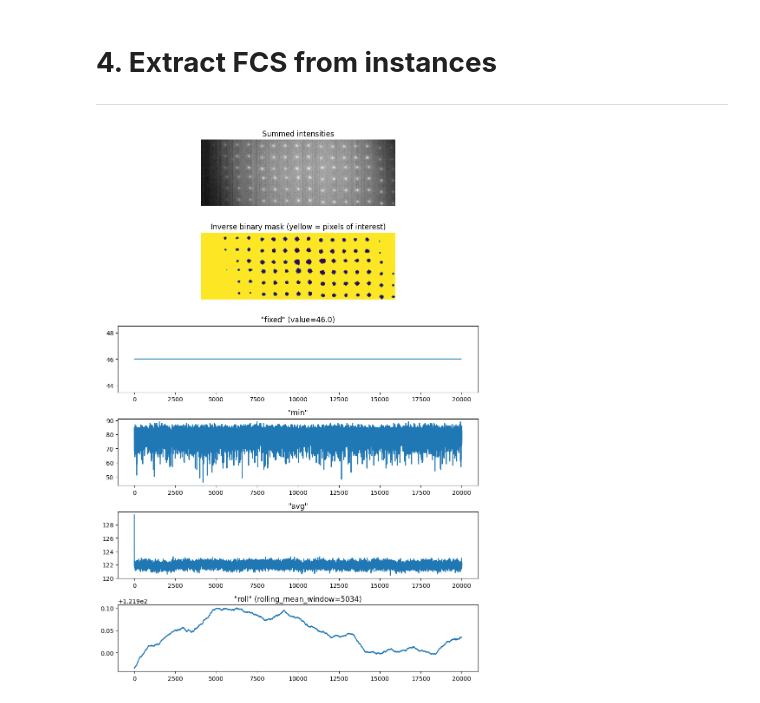
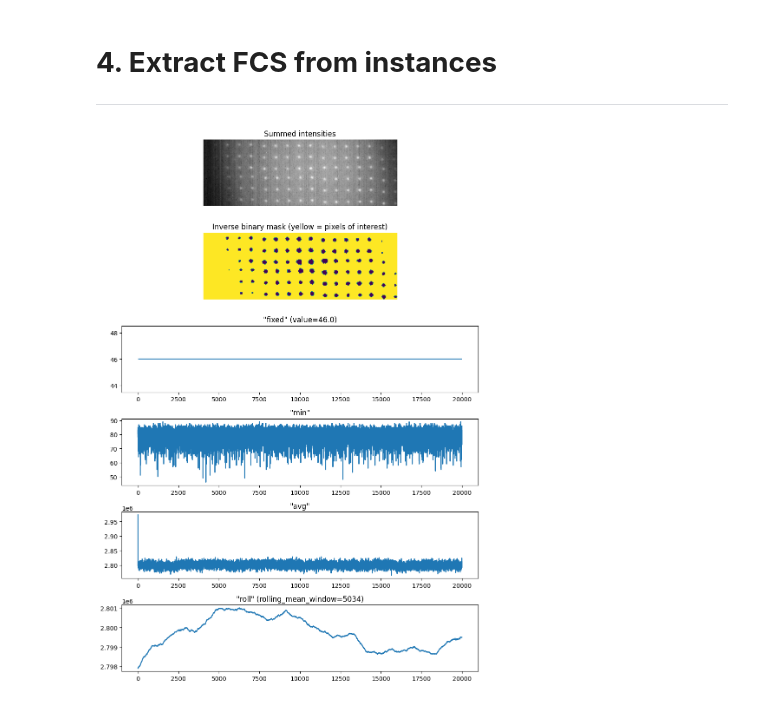
Before and after one commit to aseltmann/colabs-for-fcs, a Jupyter notebook: notebooks/Extract_FCS_from_widefield_camera.ipynb, the cells around one changed output. Saved outputs shown, nothing was run; the diff lists cells and outputs as text; code cells hidden in the pictures.

Commit message:
Add divide_by_pixel_number and use frame number for time series plot

```diff
--- a/notebooks/Extract_FCS_from_widefield_camera.ipynb
+++ b/notebooks/Extract_FCS_from_widefield_camera.ipynb
@@ -37,7 +37,8 @@ logging.basicConfig(format='%(asctime)s - build model -  %(message)s')
 log = logging.getLogger(__name__)
 log.setLevel(logging.DEBUG)
 
-def extract_fcs(tif: np.ndarray, mask: np.ndarray):
+def extract_fcs(tif: np.ndarray, mask: np.ndarray,
+                divide_by_number_of_pixels: bool):
     """Extract binned FCS trace from tif
 
     Parameters
@@ -46,7 +47,9 @@ def extract_fcs(tif: np.ndarray, mask: np.ndarray):
         1. dimension: image stack
         2. + 3. dimension: image width and height
     mask : np.array of bool
-        should
+        2D mask (image width and height). Where True, the intensity is extracted
+    divide_by_number_of_pixels: bool
+        if True, divide the extracted intensity by the number of pixels.
     """
     if not isinstance(tif, np.ndarray) & isinstance(mask, np.ndarray):
         raise TypeError('tif and mask should be np.ndarrays (or subclasses like '
@@ -56,13 +59,16 @@ def extract_fcs(tif: np.ndarray, mask: np.ndarray):
     if not mask.dtype == bool:
         raise TypeError('mask should contain values of type bool, but contains'
                         f'{mask.dtype=}')
-    no_of_pixels = mask.sum()
+
     tif_instance = mask.reshape((1, *mask.shape)).repeat(len(tif), axis=0)
     tif_instance = np.where(tif_instance > 0, tif, 0)
 
     result = np.sum(tif_instance, axis=(1, 2))
-    # divide by number of pixels
-    result /= no_of_pixels
+
+    if divide_by_number_of_pixels:
+        no_of_pixels = mask.sum()
+        result /= no_of_pixels
+
     return result
 
 def photon_counting_stats(time_series, time_series_scale):
@@ -343,19 +349,23 @@ tifdc.seg_dict['full_mask'] = im_mean > thresh_mean
 # fourth, instance segmentation
 markers, num_features = ndi.label(tifdc.seg_dict['full_mask'])
 
-fig, axes = plt.subplots(5, figsize=(XSIZE, YSIZE), sharex=True, sharey=True)
+
+nsubplots = 5 if mitigate_uneven_illumination else 4
+fig, axes = plt.subplots(nsubplots, figsize=(XSIZE, YSIZE), sharex=True,
+                         sharey=True)
 ax = axes.ravel()
 
 ax[0].imshow(tifdc.normalized_tif, cmap="gray")
 ax[0].set_title('Summed intensities')
-ax[1].imshow(im, cmap="gray")
-ax[1].set_title('Mitigate uneven background by morphological reconstruction')
-ax[2].imshow(im_mean, cmap="gray")
-ax[2].set_title('Mean filtered image')
-ax[3].imshow(tifdc.seg_dict['full_mask'], cmap="gray")
-ax[3].set_title('Binary mask using Otsu thresholding')
-ax[4].imshow(markers, cmap="Spectral")
-ax[4].set_title('Instace segmentation')
+if mitigate_uneven_illumination:
+    ax[1].imshow(im, cmap="gray")
+    ax[1].set_title('Mitigate uneven background by morphological reconstruction')
+ax[nsubplots - 3].imshow(im_mean, cmap="gray")
+ax[nsubplots - 3].set_title('Mean filtered image')
+ax[nsubplots - 2].imshow(tifdc.seg_dict['full_mask'], cmap="gray")
+ax[nsubplots - 2].set_title('Binary mask using Otsu thresholding')
+ax[nsubplots - 1].imshow(markers, cmap="Spectral")
+ax[nsubplots - 1].set_title('Instace segmentation')
 
 for a in ax:
     a.set_axis_off()
@@ -380,6 +390,10 @@ plt.show()
 # ---------------------------- USER INPUT ------------------------------------
 rolling_mean_window = 5034 #@param {type:"slider", min:0, max:10000, step:1}
 
+#@markdown * check, if you want to normalize the intensity by dividing by the
+#@markdown number of pixels. **If you apply background correction in the next
+#@markdown cell, this parameter should stay the same**
+divide_by_number_of_pixels = False #@param {type:'boolean'}
 # ---------------------------- COMPUTATION -----------------------------------
 tifdc.bg_dict['fixed'] = tifdc.original_tif.min()
 
@@ -394,40 +408,41 @@ tif_instance = np.where(tif_instance > 0,
 tifdc.bg_dict['min'] = tif_instance.min(axis=(1, 2))
 
 # get sum of all background pixels over time
-tifdc.bg_dict['avg'] = extract_fcs(tifdc.original_tif, mask)
+tifdc.bg_dict['avg'] = extract_fcs(tifdc.original_tif, mask,
+                                   divide_by_number_of_pixels)
 
 # get rolling average
 def rollavg_pandas(a,n):
     'Pandas rolling average'
     return (pd.DataFrame(a).rolling(n, center=True, min_periods=1).
             mean().to_numpy().flatten())
 tifdc.bg_dict['roll'] = rollavg_pandas(a=tifdc.bg_dict['avg'],
                                        n=rolling_mean_window)
 # -------------------------------- PLOT ------------------------------------
 fig, axes = plt.subplots(6, figsize=(XSIZE, YSIZE+3))
 ax = axes.ravel()
 
 ax[0].imshow(tifdc.summed_tif, cmap="gray")
 ax[0].set_title('Summed intensities')
 ax[1].imshow(mask)
 ax[1].set_title('Inverse binary mask (yellow = pixels of interest)')
 ax[2].hlines(y=tifdc.bg_dict['fixed'], xmin=0, xmax=len(tifdc.bg_dict['avg']))
 ax[2].set_title(f'"fixed" (value={tifdc.bg_dict["fixed"]})')
 ax[3].plot(tifdc.bg_dict['min'])
 ax[3].set_title('"min"')
 ax[4].plot(tifdc.bg_dict['avg'])
 ax[4].set_title('"avg"')
 ax[5].plot(tifdc.bg_dict['roll'])
 ax[5].set_title(f'"roll" ({rolling_mean_window=})')
 
 
 for a in ax[:-4]:
     a.set_axis_off()
 
 fig.tight_layout()
 plt.show()
 # %% [output]
-[figure, old version]
+[figure, new version]
 # %%
 #@title ##**4.1. Extract FCS traces** { display-mode: "form" }
 # ----------------------------- USER INPUT ------------------------------------
```
Also changed, not shown: parts of 2 cells of this notebook.
